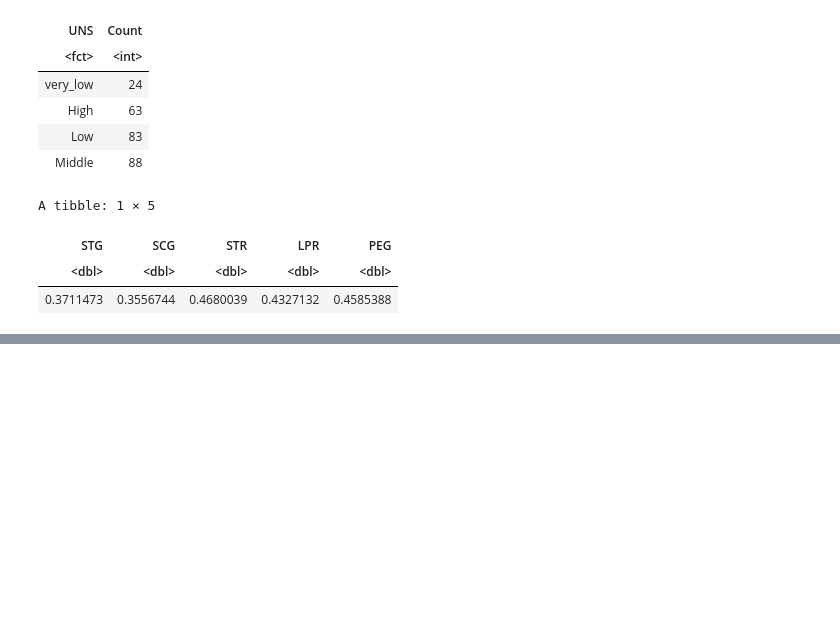
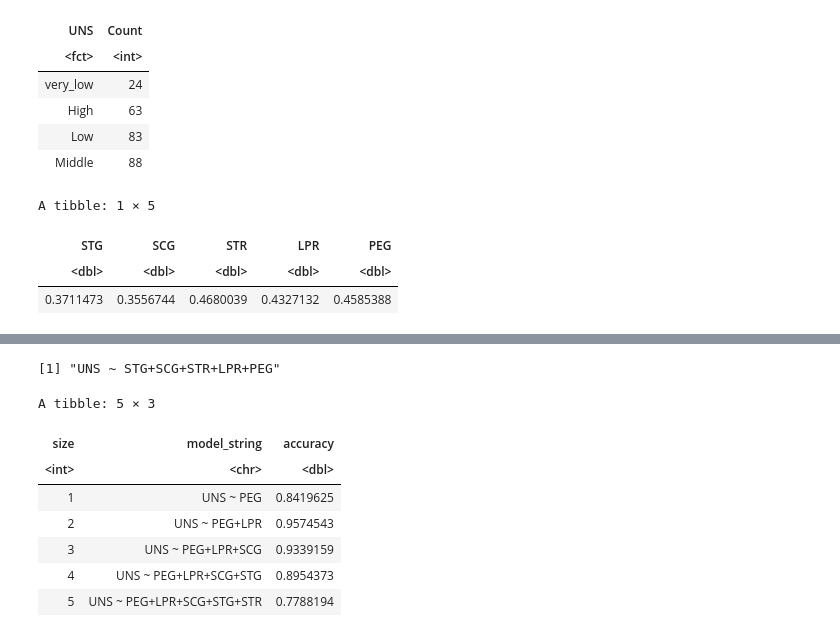
Before and after one commit to knices/user-knowledge-project, a Jupyter notebook: dsci_project.ipynb, the cells around one changed output, grey strips where cells are left out. Saved outputs shown, nothing was run; the diff lists cells and outputs as text; code cells hidden in the pictures; blank space fills up the shorter version.

```diff
--- a/dsci_project.ipynb
+++ b/dsci_project.ipynb
@@ -114,0 +106,68 @@ LPR_vs_PEG
+# %%
+names <- colnames(training_data %>% select(-UNS))
+
+knowledge_formula <- paste("UNS", "~", paste(names, collapse="+"))
+knowledge_formula
+
+accuracies <- tibble(size = integer(),
+                     model_string = character(),
+                     accuracy = numeric())
+
+predictor_spec <- nearest_neighbor(weight_func = "rectangular",
+                                  neighbors = tune()) %>%
+    set_engine("kknn") %>%
+    set_mode("classification")
+
+knowledge_vfold <- vfold_cv(training_data, v = 5, strata = UNS)
+
+n_total <- length(names)
+
+selected <- c()
+
+for (i in 1:n_total) {
+    accs <- list()
+    models <- list()
+    for (j in 1:length(names)) {
+        preds_new <- c(selected, names[[j]])
+        model_string <- paste("UNS", "~", paste(preds_new, collapse="+"))
+
+
+
+        knowledge_recipe <- recipe(as.formula(model_string),
+                                  data = training_data)
+
+
+        acc <- workflow() %>%
+            add_recipe(knowledge_recipe) %>%
+            add_model(predictor_spec) %>%
+            tune_grid(resamples = knowledge_vfold, grid = 10) %>%
+            collect_metrics() %>%
+            filter(.metric == "accuracy") %>%
+            summarize(mx = max(mean))
+        acc <- acc$mx %>% unlist()
+
+
+        accs[[j]] <- acc
+        models[[j]] <- model_string
+    }
+    jstar <- which.max(unlist(accs))
+    accuracies <- accuracies %>%
+      add_row(size = i,
+              model_string = models[[jstar]],
+              accuracy = accs[[jstar]])
+    selected <- c(selected, names[[jstar]])
+    names <- names[-jstar]
+
+}
+
+accuracies
+# %% [output]
+[1] "UNS ~ STG+SCG+STR+LPR+PEG"
+A tibble: 5 × 3
+| size | model_string | accuracy |
+| <int> | <chr> | <dbl> |
+| 1 | UNS ~ PEG | 0.8419625 |
+| 2 | UNS ~ PEG+LPR | 0.9574543 |
+| 3 | UNS ~ PEG+LPR+SCG | 0.9339159 |
+| 4 | UNS ~ PEG+LPR+SCG+STG | 0.8954373 |
+| 5 | UNS ~ PEG+LPR+SCG+STG+STR | 0.7788194 |
```
Also changed, not shown: parts of 4 cells of this notebook.
